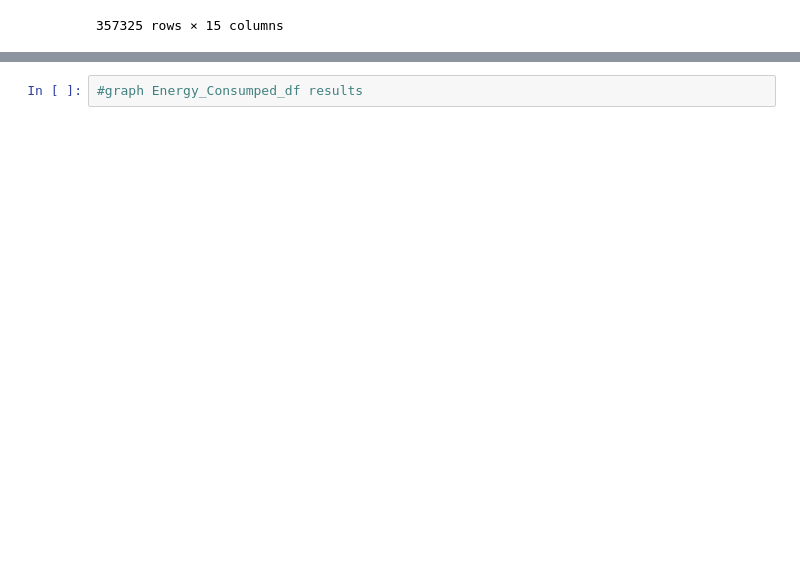
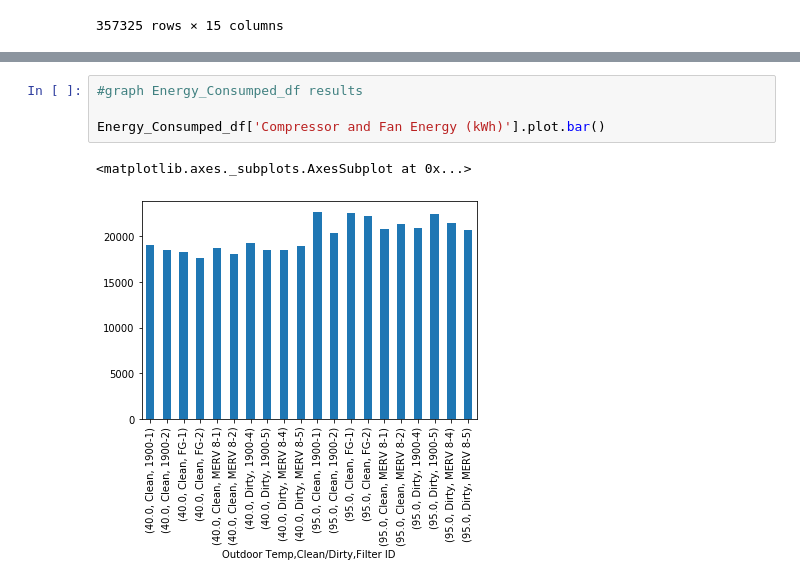
Before and after one commit to abbylemon/HighEfficientFilterEnergyTest, a Jupyter notebook: AnalyzeFilterData.ipynb, the cells around one changed output, grey strips where cells are left out. Saved outputs shown, nothing was run; the diff lists cells and outputs as text; blank space fills up the shorter version.

```diff
--- a/AnalyzeFilterData.ipynb
+++ b/AnalyzeFilterData.ipynb
@@ -267,2 +278,7 @@ Energy_Consumped_df
 # %%
 #graph Energy_Consumped_df results
+
+Energy_Consumped_df['Compressor and Fan Energy (kWh)'].plot.bar()
+# %% [output]
+<matplotlib.axes._subplots.AxesSubplot at 0x...>
+[figure, added]
```
Also changed, not shown: parts of 9 cells of this notebook, 1 other file.
